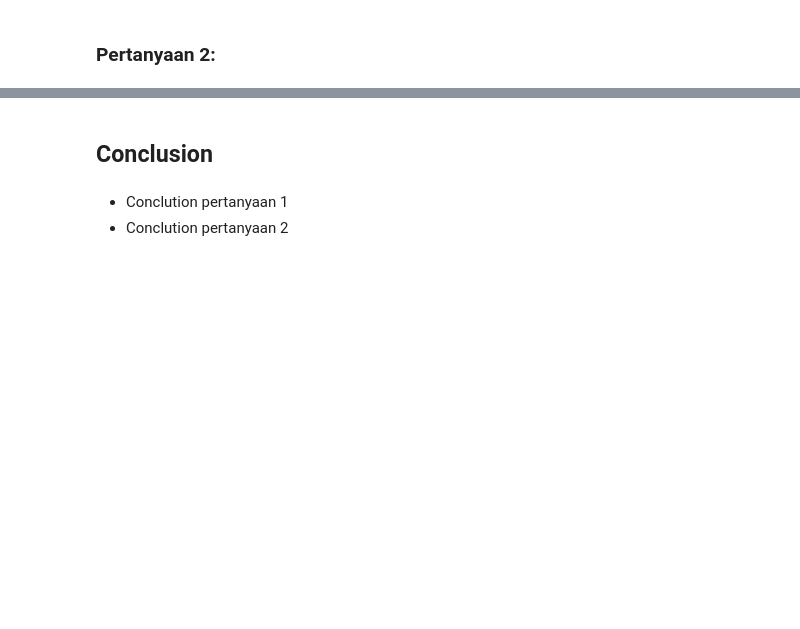
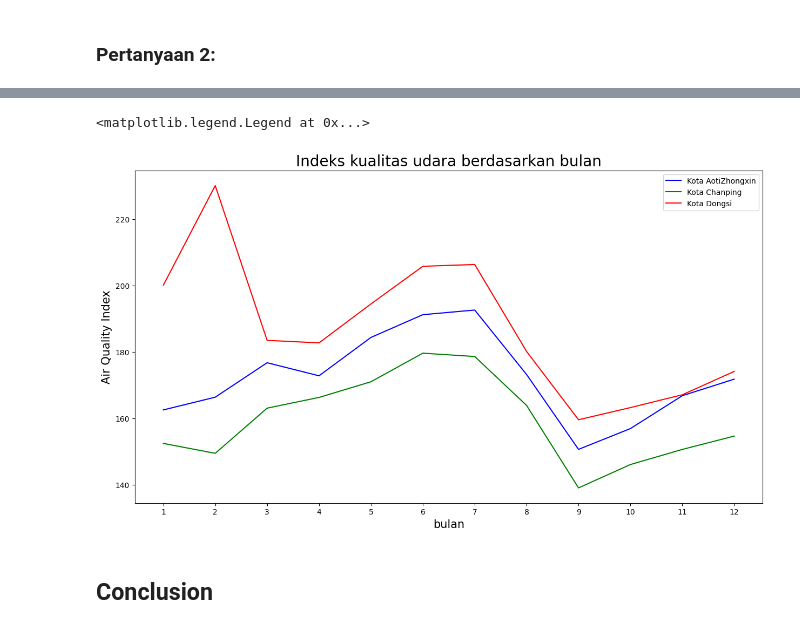
Before and after one commit to agna2103/l_analisis_data, a Jupyter notebook: notebook.ipynb, the cells around one changed output, grey strips where cells are left out. Saved outputs shown, nothing was run; the diff lists cells and outputs as text; code cells hidden in the pictures; blank space fills up the shorter version.

```diff
--- a/notebook.ipynb
+++ b/notebook.ipynb
@@ -868,2 +881,12 @@ plt.legend()
 # %% [markdown]
 ### Pertanyaan 2:
+# %%
+#membuat distribusi mengenai kategori aqi rata rata setiap bulan
+aotizhongxin_month= aotizhongxin_df.groupby(by="month").agg({"AQI":("mean")})
+changpin_month= changpin_df.groupby(by="month").agg({"AQI":("mean")})
+dongsi_month= dongsi_df.groupby(by="month").agg({"AQI":("mean")})
+# %%
+#menyatukan tabel
+merge_21 = pd.merge(left = aotizhongxin_month, right = changpin_month, how = "outer", left_on = "month", right_on = "month")
+merge_all_month = pd.merge(left = merge_21, right = dongsi_month, how = "outer", left_on = "month", right_on = "month")
+merge_all_month
@@ -870,5 +908,16 @@ plt.legend()
+# %%
+#membuat line chart
+merge_all_month['month'] = range(1, 1 + len(merge_all_month))
+plt.figure(figsize=(15, 8))
+plt.plot(np.asarray(merge_all_month['month']).astype(str), merge_all_month['AQI_x'], color='blue', label='Kota AotiZhongxin')
+plt.plot(np.asarray(merge_all_month['month']).astype(str), merge_all_month['AQI_y'], color='green', label='Kota Chanping')
+plt.plot(np.asarray(merge_all_month['month']).astype(str), merge_all_month['AQI'], color='red', label='Kota Dongsi')
+plt.xlabel('bulan',size=15)
+plt.ylabel('Air Quality Index',size=15)
+plt.title("Indeks kualitas udara berdasarkan bulan", size=20)
+plt.legend()
+# %% [output]
+<matplotlib.legend.Legend at 0x...>
+[figure, added]
 # %% [markdown]
 ## Conclusion
-# %% [markdown]
-- Conclution pertanyaan 1
-- Conclution pertanyaan 2
```
Also changed, not shown: parts of 5 cells of this notebook.
